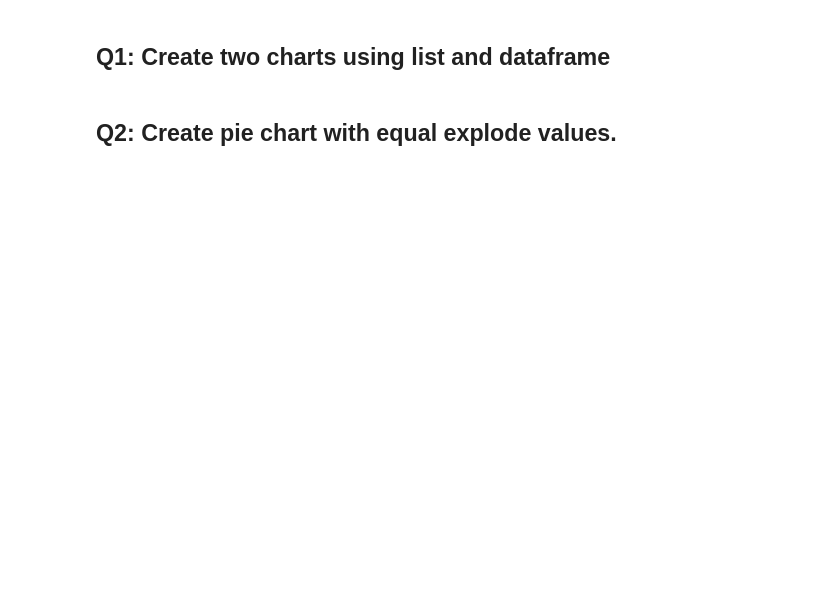
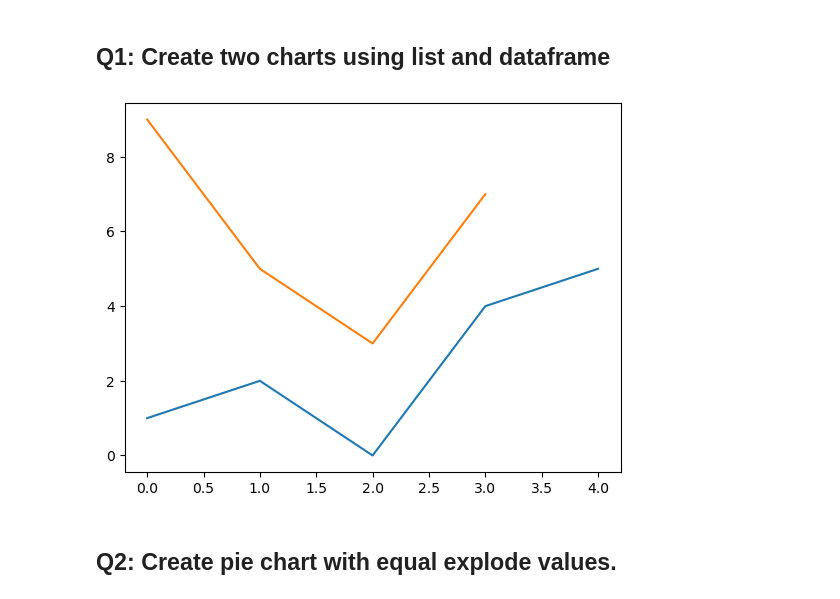
Before and after one commit to Tuwaiq-Data-Science-Bootcamp/Day8-Lab1-Matplotlib, a Jupyter notebook: Day#8_Matplotlib_Assignment.ipynb, the cells around one changed output. Drawn from its saved outputs; the diff is of its cells as text; code cells hidden in the pictures; blank space fills up the shorter version.

```diff
--- a/Day#8_Matplotlib_Assignment.ipynb
+++ b/Day#8_Matplotlib_Assignment.ipynb
@@ -4,5 +4,10 @@ import pandas as pd
 import matplotlib.pyplot as plt
 # %% [markdown]
 ## Q1: Create two charts using list and dataframe
+# %%
+plt.plot([1,2,0,4,5])
+plt.plot(pd.DataFrame([9,5,3,7]));
+# %% [output]
+[figure, added]
 # %% [markdown]
 ## Q2: Create pie chart with equal explode values.
```
Also changed, not shown: parts of 5 cells of this notebook.
